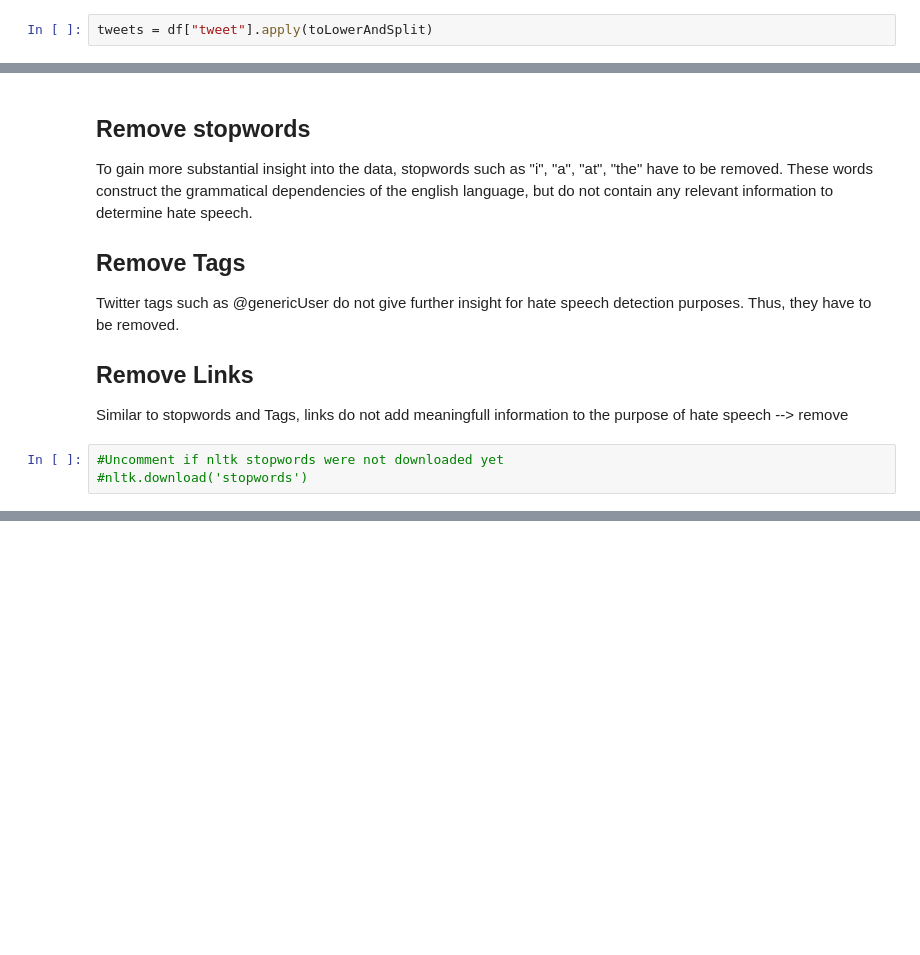
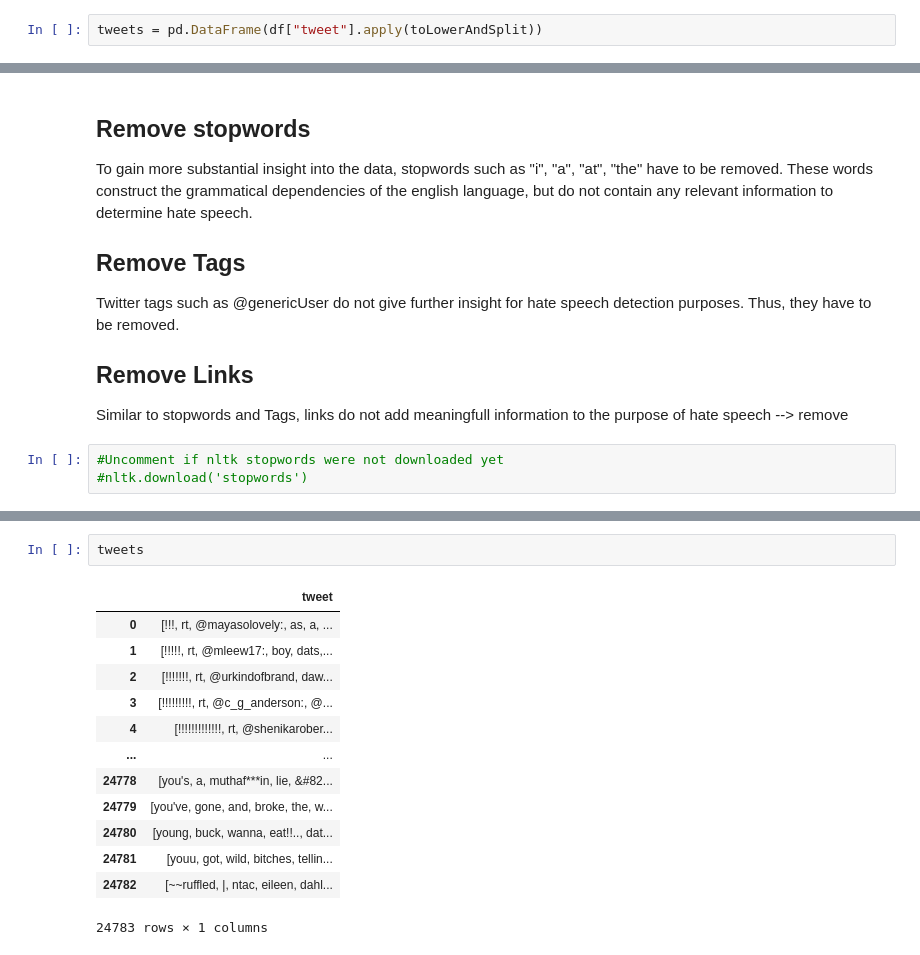
Before and after one commit to Jonas399/Hate-Speech-Recognition, a Jupyter notebook: Hate Speech.ipynb, the cells around one changed output, grey strips where cells are left out. Drawn from its saved outputs; the diff is of its cells as text; blank space fills up the shorter version.

```diff
--- a/Hate Speech.ipynb
+++ b/Hate Speech.ipynb
@@ -57,7 +57,7 @@ def toLowerAndSplit(tweet):
     tweet = tweet.split()
     return tweet
 # %%
-tweets = df["tweet"].apply(toLowerAndSplit)
+tweets = pd.DataFrame(df["tweet"].apply(toLowerAndSplit))
 # %%
 tweets
 # %% [output]
@@ -204,0 +195,16 @@ To further ensure high data quality, we should remove plural words from the pool
+# %%
+tweets
+# %% [output]
+|  | tweet |
+| 0 | [!!!, rt, @mayasolovely:, as, a, ... |
+| 1 | [!!!!!, rt, @mleew17:, boy, dats,... |
+| 2 | [!!!!!!!, rt, @urkindofbrand, daw... |
+| 3 | [!!!!!!!!!, rt, @c_g_anderson:, @... |
+| 4 | [!!!!!!!!!!!!!, rt, @shenikarober... |
+| ... | ... |
+| 24778 | [you's, a, muthaf***in, lie, &#82... |
+| 24779 | [you've, gone, and, broke, the, w... |
+| 24780 | [young, buck, wanna, eat!!.., dat... |
+| 24781 | [youu, got, wild, bitches, tellin... |
+| 24782 | [~~ruffled, |, ntac, eileen, dahl... |
+24783 rows × 1 columns
```
Also changed, not shown: parts of 12 cells of this notebook, 1 other file.
